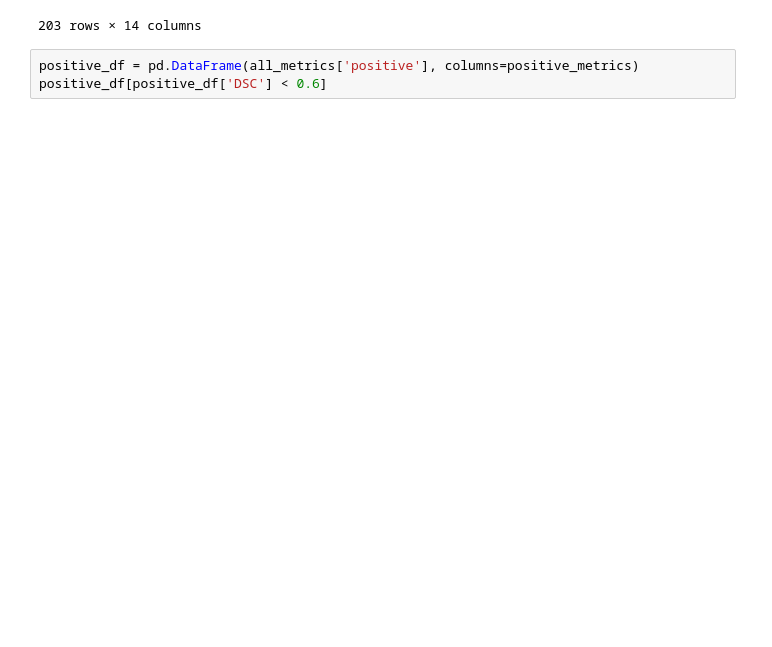
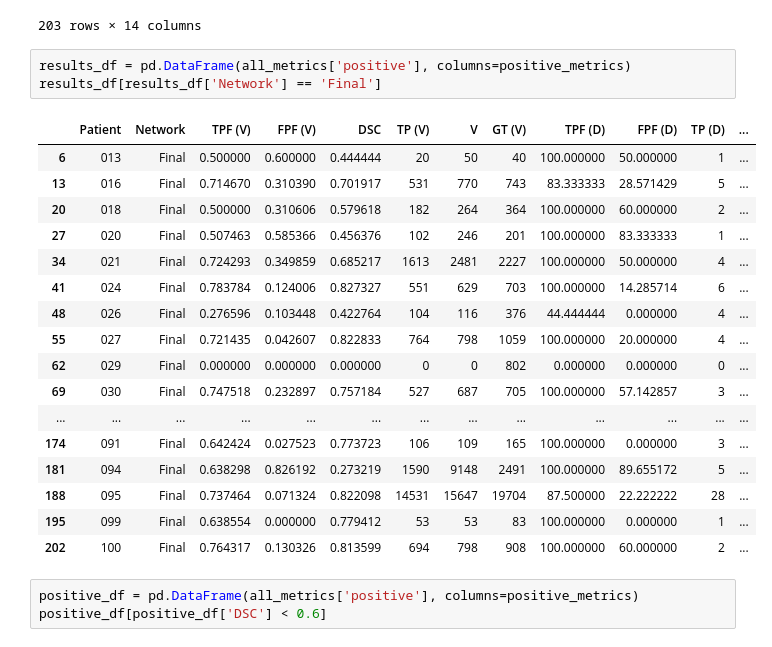
Before and after one commit to marianocabezas/msseg2, a Jupyter notebook: metrics_msseg2.ipynb, the cells around one changed output. Saved outputs shown, nothing was run; the diff lists cells and outputs as text; blank space fills up the shorter version.

```diff
--- a/metrics_msseg2.ipynb
+++ b/metrics_msseg2.ipynb
@@ -314,6 +314,27 @@ pd.DataFrame(all_metrics['positive'], columns=positive_metrics)
 | 201 | 100 | Pretrained | 0.483480 | 0.116700 | 0.624911 | 439 | 497 | 908 | 100.0 | 33.333333 | 2 | ... |
 | 202 | 100 | Final | 0.764317 | 0.130326 | 0.813599 | 694 | 798 | 908 | 100.0 | 60.000000 | 2 | ... |
 203 rows × 14 columns
+# %%
+results_df = pd.DataFrame(all_metrics['positive'], columns=positive_metrics)
+results_df[results_df['Network'] == 'Final']
+# %% [output]
+|  | Patient | Network | TPF (V) | FPF (V) | DSC | TP (V) | V | GT (V) | TPF (D) | FPF (D) | TP (D) | ... |
+| 6 | 013 | Final | 0.500000 | 0.600000 | 0.444444 | 20 | 50 | 40 | 100.000000 | 50.000000 | 1 | ... |
+| 13 | 016 | Final | 0.714670 | 0.310390 | 0.701917 | 531 | 770 | 743 | 83.333333 | 28.571429 | 5 | ... |
+| 20 | 018 | Final | 0.500000 | 0.310606 | 0.579618 | 182 | 264 | 364 | 100.000000 | 60.000000 | 2 | ... |
+| 27 | 020 | Final | 0.507463 | 0.585366 | 0.456376 | 102 | 246 | 201 | 100.000000 | 83.333333 | 1 | ... |
+| 34 | 021 | Final | 0.724293 | 0.349859 | 0.685217 | 1613 | 2481 | 2227 | 100.000000 | 50.000000 | 4 | ... |
+| 41 | 024 | Final | 0.783784 | 0.124006 | 0.827327 | 551 | 629 | 703 | 100.000000 | 14.285714 | 6 | ... |
+| 48 | 026 | Final | 0.276596 | 0.103448 | 0.422764 | 104 | 116 | 376 | 44.444444 | 0.000000 | 4 | ... |
+| 55 | 027 | Final | 0.721435 | 0.042607 | 0.822833 | 764 | 798 | 1059 | 100.000000 | 20.000000 | 4 | ... |
+| 62 | 029 | Final | 0.000000 | 0.000000 | 0.000000 | 0 | 0 | 802 | 0.000000 | 0.000000 | 0 | ... |
+| 69 | 030 | Final | 0.747518 | 0.232897 | 0.757184 | 527 | 687 | 705 | 100.000000 | 57.142857 | 3 | ... |
+| ... | ... | ... | ... | ... | ... | ... | ... | ... | ... | ... | ... | ... |
+| 174 | 091 | Final | 0.642424 | 0.027523 | 0.773723 | 106 | 109 | 165 | 100.000000 | 0.000000 | 3 | ... |
+| 181 | 094 | Final | 0.638298 | 0.826192 | 0.273219 | 1590 | 9148 | 2491 | 100.000000 | 89.655172 | 5 | ... |
+| 188 | 095 | Final | 0.737464 | 0.071324 | 0.822098 | 14531 | 15647 | 19704 | 87.500000 | 22.222222 | 28 | ... |
+| 195 | 099 | Final | 0.638554 | 0.000000 | 0.779412 | 53 | 53 | 83 | 100.000000 | 0.000000 | 1 | ... |
+| 202 | 100 | Final | 0.764317 | 0.130326 | 0.813599 | 694 | 798 | 908 | 100.000000 | 60.000000 | 2 | ... |
 # %%
 positive_df = pd.DataFrame(all_metrics['positive'], columns=positive_metrics)
 positive_df[positive_df['DSC'] < 0.6]
```
Also changed, not shown: 1 other file.
